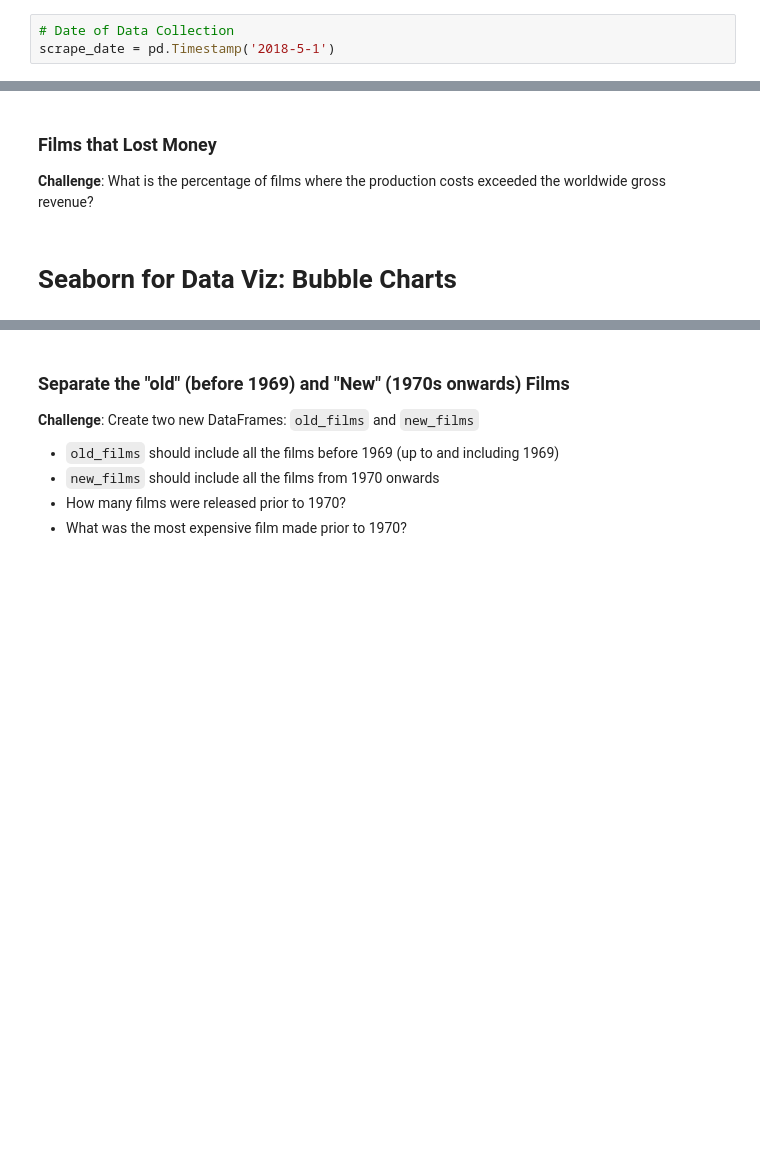
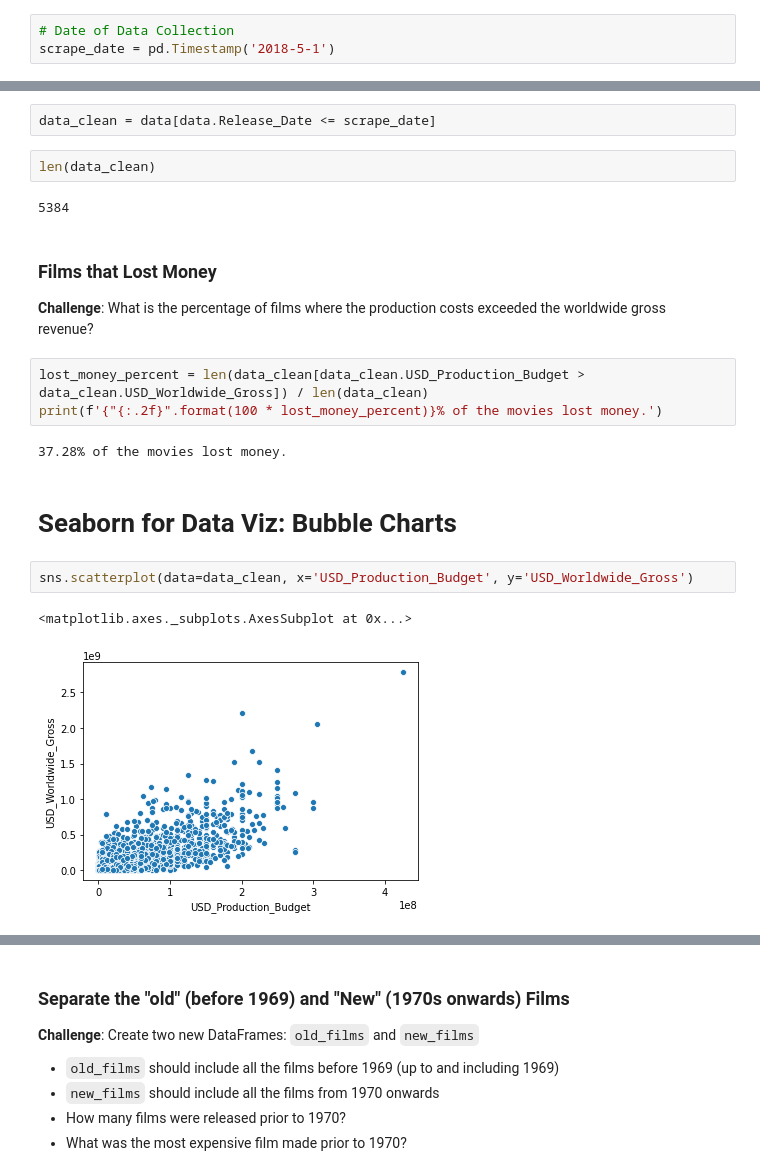
Before and after one commit to cedoula/100-days-of-code-python, a Jupyter notebook: Projects/Day_53/Seaborn_Linear_Regression/Seaborn_and_Linear_Regression.ipynb, the cells around one changed output, grey strips where cells are left out. Cells and saved outputs as stored; diff of their text form; blank space fills up the shorter version.

```diff
--- a/Projects/Day_53/Seaborn_Linear_Regression/Seaborn_and_Linear_Regression.ipynb
+++ b/Projects/Day_53/Seaborn_Linear_Regression/Seaborn_and_Linear_Regression.ipynb
@@ -171,7 +284,23 @@ scrape_date = pd.Timestamp('2018-5-1')
+# %%
+data_clean = data[data.Release_Date <= scrape_date]
+# %%
+len(data_clean)
+# %% [output]
+5384
 # %% [markdown]
 ### Films that Lost Money
 
 **Challenge**:
 What is the percentage of films where the production costs exceeded the worldwide gross revenue?
+# %%
+lost_money_percent = len(data_clean[data_clean.USD_Production_Budget > data_clean.USD_Worldwide_Gross]) / len(data_clean)
+print(f'{"{:.2f}".format(100 * lost_money_percent)}% of the movies lost money.')
+# %% [output]
+37.28% of the movies lost money.
 # %% [markdown]
 # Seaborn for Data Viz: Bubble Charts
+# %%
+sns.scatterplot(data=data_clean, x='USD_Production_Budget', y='USD_Worldwide_Gross')
+# %% [output]
+<matplotlib.axes._subplots.AxesSubplot at 0x...>
+[figure, added]
```
Also changed, not shown: parts of 42 cells of this notebook, 1 other file.
